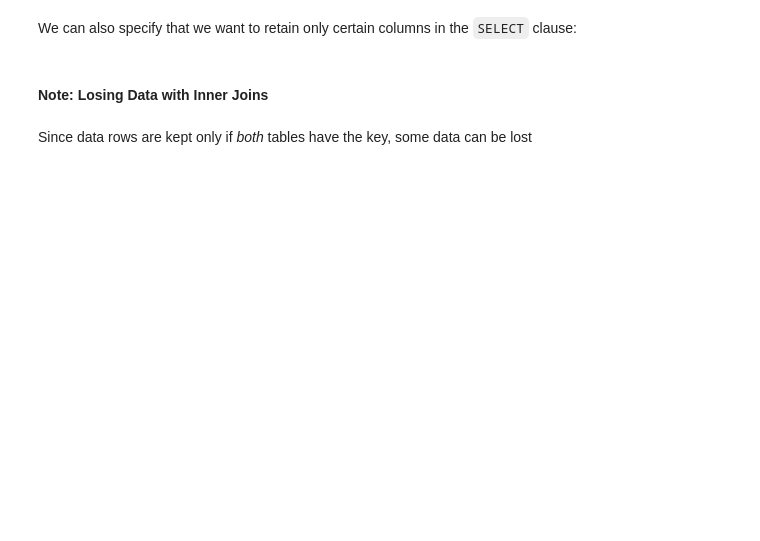
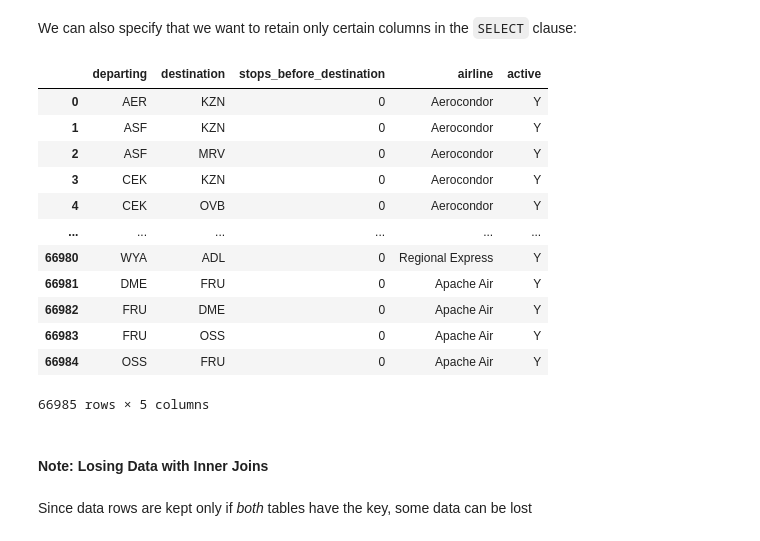
Before and after one commit to flatiron-school/DS-Deloitte-1003-c3, a Jupyter notebook: Lectures/SQL-Joins-Aggregations/sql_joins_agg.ipynb, the cells around one changed output. Saved outputs shown, nothing was run; the diff lists cells and outputs as text; code cells hidden in the pictures; blank space fills up the shorter version.

```diff
--- a/Lectures/SQL-Joins-Aggregations/sql_joins_agg.ipynb
+++ b/Lectures/SQL-Joins-Aggregations/sql_joins_agg.ipynb
@@ -356,16 +621,31 @@ We can also specify that we want to retain only certain columns in the `SELECT`
 # %%
 #Change code to use aliases
 pd.read_sql('''
     SELECT
         routes.source AS departing
         ,routes.dest AS destination
         ,routes.stops AS stops_before_destination
-        ,airlines.name AS airline
+        ,airlines.name AS airline,
+        airlines.active AS active
     FROM
         routes
         INNER JOIN airlines
             ON routes.airline_id = airlines.id
 ''', conn)
+# %% [output]
+|  | departing | destination | stops_before_destination | airline | active |
+| 0 | AER | KZN | 0 | Aerocondor | Y |
+| 1 | ASF | KZN | 0 | Aerocondor | Y |
+| 2 | ASF | MRV | 0 | Aerocondor | Y |
+| 3 | CEK | KZN | 0 | Aerocondor | Y |
+| 4 | CEK | OVB | 0 | Aerocondor | Y |
+| ... | ... | ... | ... | ... | ... |
+| 66980 | WYA | ADL | 0 | Regional Express | Y |
+| 66981 | DME | FRU | 0 | Apache Air | Y |
+| 66982 | FRU | DME | 0 | Apache Air | Y |
+| 66983 | FRU | OSS | 0 | Apache Air | Y |
+| 66984 | OSS | FRU | 0 | Apache Air | Y |
+66985 rows × 5 columns
 # %% [markdown]
 #### Note: Losing Data with Inner Joins
 # %% [markdown]
```
Also changed, not shown: parts of 31 cells of this notebook.
